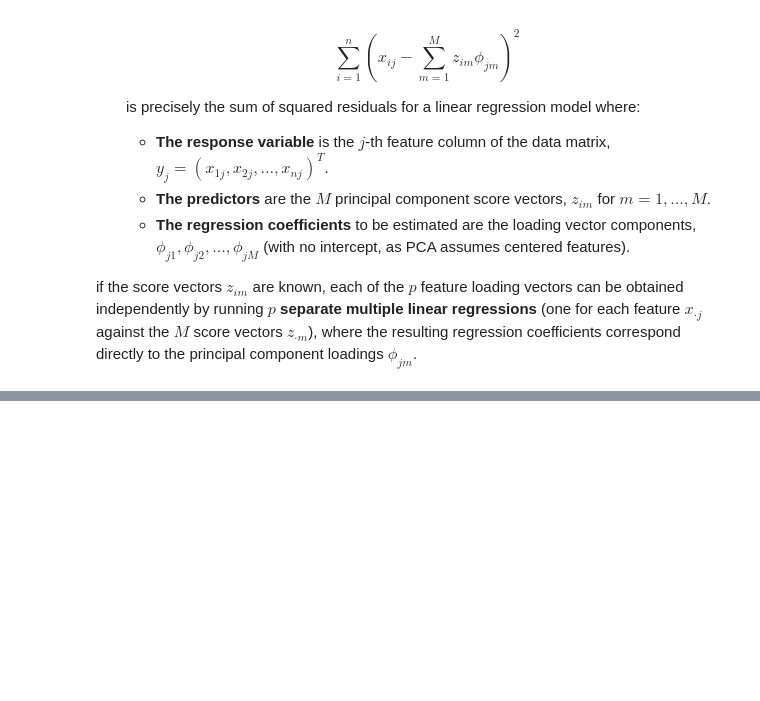
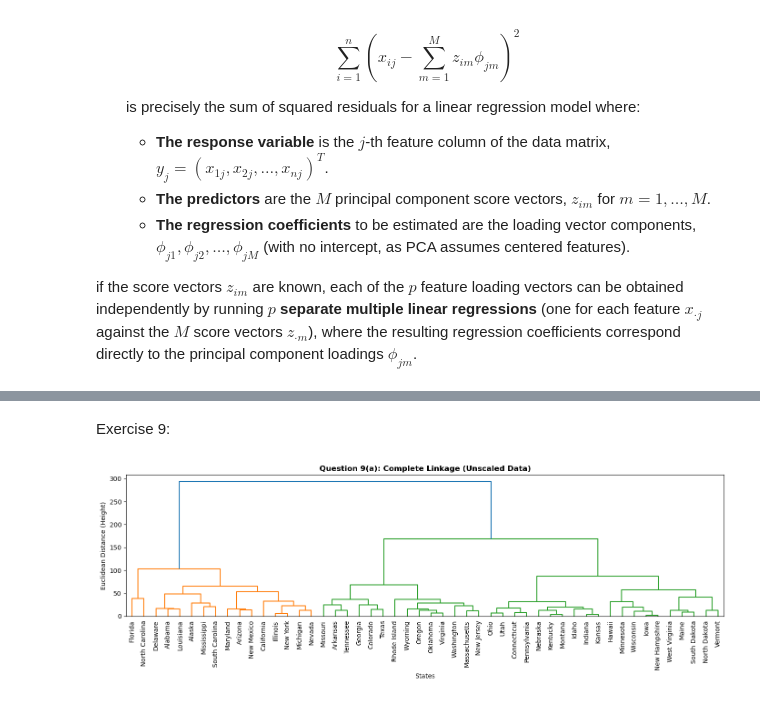
Before and after one commit to fatima-zahra20/ISLP-Solutions, a Jupyter notebook: MySolutionISLP_chap12.ipynb, the cells around one changed output, grey strips where cells are left out. Cells and saved outputs as stored; diff of their text form; code cells hidden in the pictures; blank space fills up the shorter version.

```diff
--- a/MySolutionISLP_chap12.ipynb
+++ b/MySolutionISLP_chap12.ipynb
@@ -405,0 +565,18 @@ if the score vectors $z_{im}$ are known, each of the $p$ feature loading vectors
+# %% [markdown]
+Exercise 9:
+# %%
+#(a)
+from scipy.cluster.hierarchy import dendrogram, linkage
+
+linkage_unscaled = linkage(USArrests, method='complete', metric='euclidean')
+
+# 3. Plot Dendrogram
+plt.figure(figsize=(14, 5))
+dendrogram(linkage_unscaled, labels=USArrests.index.values, leaf_font_size=10)
+plt.title('Question 9(a): Complete Linkage (Unscaled Data)', fontsize=12, fontweight='bold')
+plt.xlabel('States')
+plt.ylabel('Euclidean Distance (Height)')
+plt.tight_layout()
+plt.show()
+# %% [output]
+[figure, added]
```
Also changed, not shown: parts of 56 cells of this notebook.
